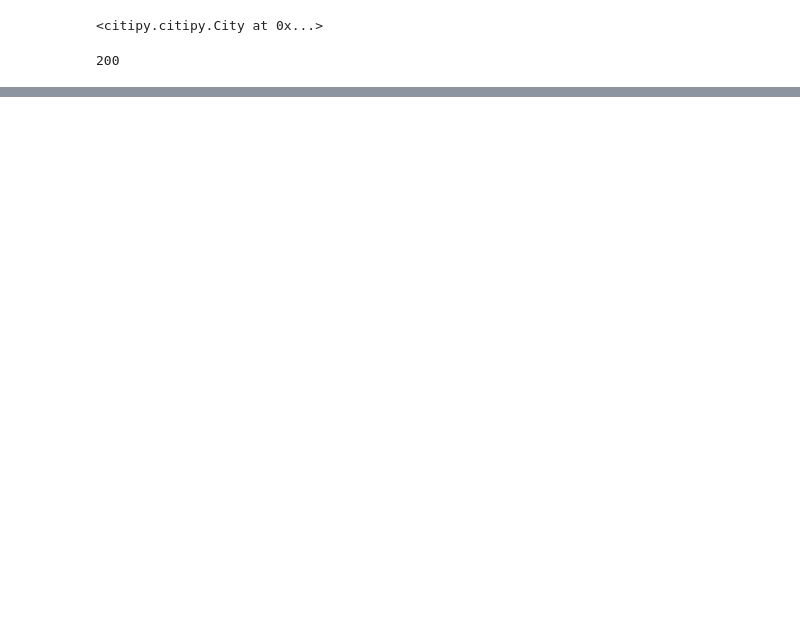
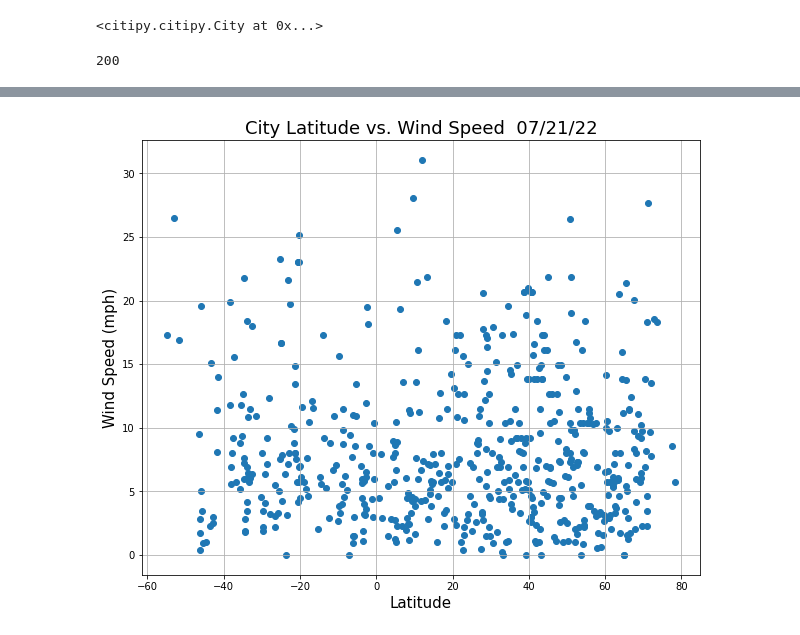
Before and after one commit to Bag0niku/World_Weather_Analysis, a Jupyter notebook: WeatherPy.ipynb, the cells around one changed output, grey strips where cells are left out. Cells and saved outputs as stored; diff of their text form; code cells hidden in the pictures; blank space fills up the shorter version.

```diff
--- a/WeatherPy.ipynb
+++ b/WeatherPy.ipynb
@@ -130,0 +180,9 @@ KeyboardInterrupt:
+# %%
+fig3, ax3 = plt.subplots(figsize=(10, 8))
+ax3.scatter(city_df['Lat'], city_df['Wind Speed'])
+ax3.set_title("City Latitude vs. Wind Speed  " + time.strftime('%x'), fontsize=18)
+ax3.set_ylabel('Wind Speed (mph)', fontsize=15)
+ax3.set_xlabel('Latitude', fontsize=15)
+ax3.grid(True)
+# %% [output]
+[figure, added]
```
Also changed, not shown: parts of 11 cells of this notebook.
